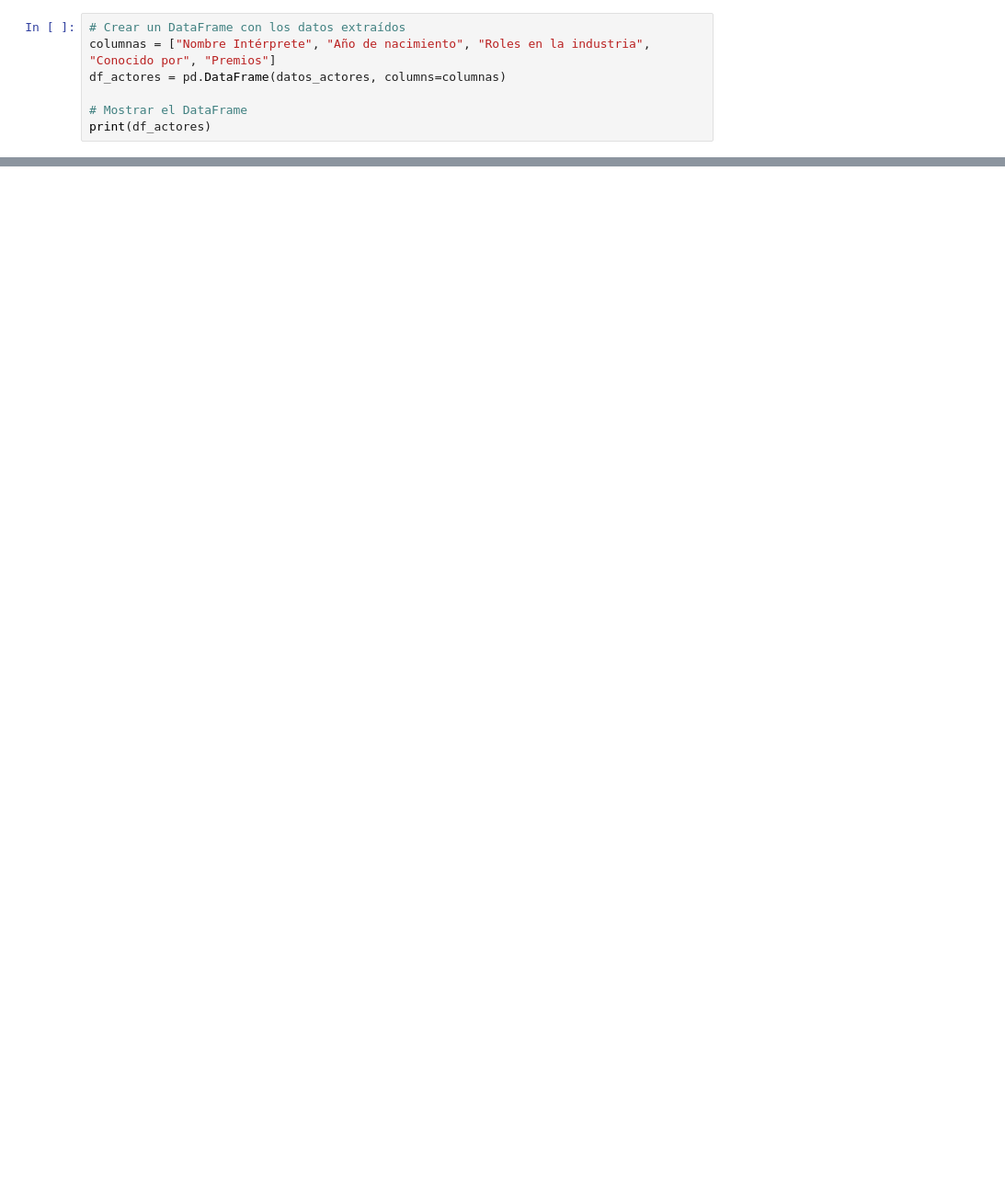
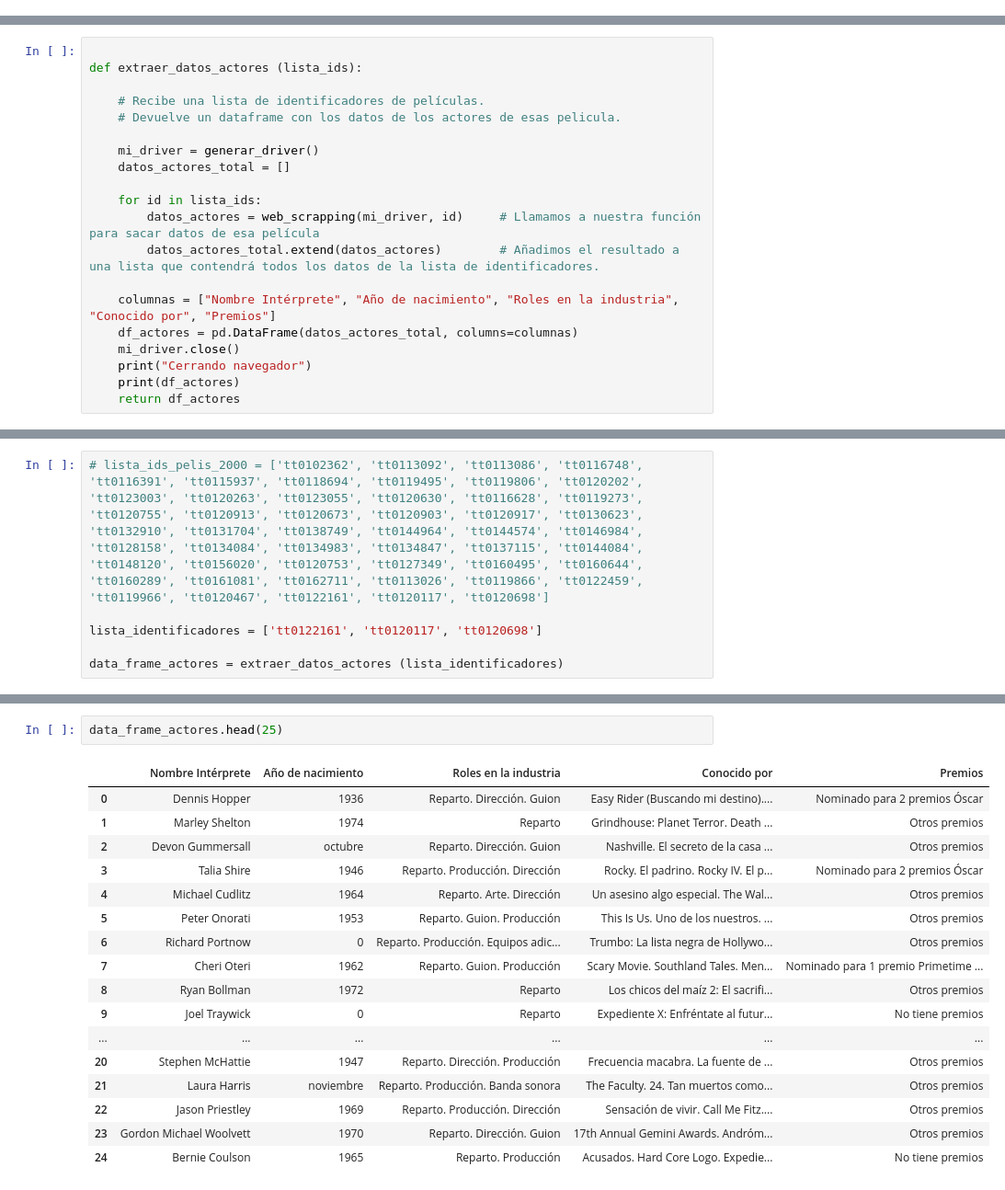
Before and after one commit to maria-diz/proyecto_da_promo_j_modulo_2_team_1, a Jupyter notebook: Selenium_actores.ipynb, the cells around one changed output, grey strips where cells are left out. Shown at 92% size. Saved outputs shown, nothing was run; the diff lists cells and outputs as text; blank space fills up the shorter version.

Commit message:
Actualizo selenium actores. Ahora no devuelve listas.

```diff
--- a/Selenium_actores.ipynb
+++ b/Selenium_actores.ipynb
@@ -219,7 +169,0 @@ La lista datos_actores es: [('Sam Neill', '1947', ['Reparto', 'Producción', 'Di
-# %%
-# Crear un DataFrame con los datos extraídos
-columnas = ["Nombre Intérprete", "Año de nacimiento", "Roles en la industria", "Conocido por", "Premios"]
-df_actores = pd.DataFrame(datos_actores, columns=columnas)
-
-# Mostrar el DataFrame
-print(df_actores)
@@ -237,0 +170,20 @@ print(df_actores)
+# %%
+
+def extraer_datos_actores (lista_ids):
+
+    # Recibe una lista de identificadores de películas.
+    # Devuelve un dataframe con los datos de los actores de esas pelicula.
+
+    mi_driver = generar_driver()
+    datos_actores_total = []
+
+    for id in lista_ids:
+        datos_actores = web_scrapping(mi_driver, id)     # Llamamos a nuestra función para sacar datos de esa película
+        datos_actores_total.extend(datos_actores)        # Añadimos el resultado a una lista que contendrá todos los datos de la lista de identificadores.
+
+    columnas = ["Nombre Intérprete", "Año de nacimiento", "Roles en la industria", "Conocido por", "Premios"]
+    df_actores = pd.DataFrame(datos_actores_total, columns=columnas)
+    mi_driver.close()
+    print("Cerrando navegador")
+    print(df_actores)
+    return df_actores
@@ -237,0 +227,6 @@ print(df_actores)
+# %%
+# lista_ids_pelis_2000 = ['tt0102362', 'tt0113092', 'tt0113086', 'tt0116748', 'tt0116391', 'tt0115937', 'tt0118694', 'tt0119495', 'tt0119806', 'tt0120202', 'tt0123003', 'tt0120263', 'tt0123055', 'tt0120630', 'tt0116628', 'tt0119273', 'tt0120755', 'tt0120913', 'tt0120673', 'tt0120903', 'tt0120917', 'tt0130623', 'tt0132910', 'tt0131704', 'tt0138749', 'tt0144964', 'tt0144574', 'tt0146984', 'tt0128158', 'tt0134084', 'tt0134983', 'tt0134847', 'tt0137115', 'tt0144084', 'tt0148120', 'tt0156020', 'tt0120753', 'tt0127349', 'tt0160495', 'tt0160644', 'tt0160289', 'tt0161081', 'tt0162711', 'tt0113026', 'tt0119866', 'tt0122459', 'tt0119966', 'tt0120467', 'tt0122161', 'tt0120117', 'tt0120698']
+
+lista_identificadores = ['tt0122161', 'tt0120117', 'tt0120698']
+
+data_frame_actores = extraer_datos_actores (lista_identificadores)
@@ -238 +251,21 @@ print(df_actores)
+# %%
+data_frame_actores.head(25)
+# %% [output]
+|  | Nombre Intérprete | Año de nacimiento | Roles en la industria | Conocido por | Premios |
+| 0 | Dennis Hopper | 1936 | Reparto. Dirección. Guion | Easy Rider (Buscando mi destino).... | Nominado para 2 premios Óscar |
+| 1 | Marley Shelton | 1974 | Reparto | Grindhouse: Planet Terror. Death ... | Otros premios |
+| 2 | Devon Gummersall | octubre | Reparto. Dirección. Guion | Nashville. El secreto de la casa ... | Otros premios |
+| 3 | Talia Shire | 1946 | Reparto. Producción. Dirección | Rocky. El padrino. Rocky IV. El p... | Nominado para 2 premios Óscar |
+| 4 | Michael Cudlitz | 1964 | Reparto. Arte. Dirección | Un asesino algo especial. The Wal... | Otros premios |
+| 5 | Peter Onorati | 1953 | Reparto. Guion. Producción | This Is Us. Uno de los nuestros. ... | Otros premios |
+| 6 | Richard Portnow | 0 | Reparto. Producción. Equipos adic... | Trumbo: La lista negra de Hollywo... | Otros premios |
+| 7 | Cheri Oteri | 1962 | Reparto. Guion. Producción | Scary Movie. Southland Tales. Men... | Nominado para 1 premio Primetime ... |
+| 8 | Ryan Bollman | 1972 | Reparto | Los chicos del maíz 2: El sacrifi... | Otros premios |
+| 9 | Joel Traywick | 0 | Reparto | Expediente X: Enfréntate al futur... | No tiene premios |
+| ... | ... | ... | ... | ... | ... |
+| 20 | Stephen McHattie | 1947 | Reparto. Dirección. Producción | Frecuencia macabra. La fuente de ... | Otros premios |
+| 21 | Laura Harris | noviembre | Reparto. Producción. Banda sonora | The Faculty. 24. Tan muertos como... | Otros premios |
+| 22 | Jason Priestley | 1969 | Reparto. Producción. Dirección | Sensación de vivir. Call Me Fitz.... | Otros premios |
+| 23 | Gordon Michael Woolvett | 1970 | Reparto. Dirección. Guion | 17th Annual Gemini Awards. Andróm... | Otros premios |
+| 24 | Bernie Coulson | 1965 | Reparto. Producción | Acusados. Hard Core Logo. Expedie... | No tiene premios |
 # %%
```
Also changed, not shown: parts of 12 cells of this notebook.
